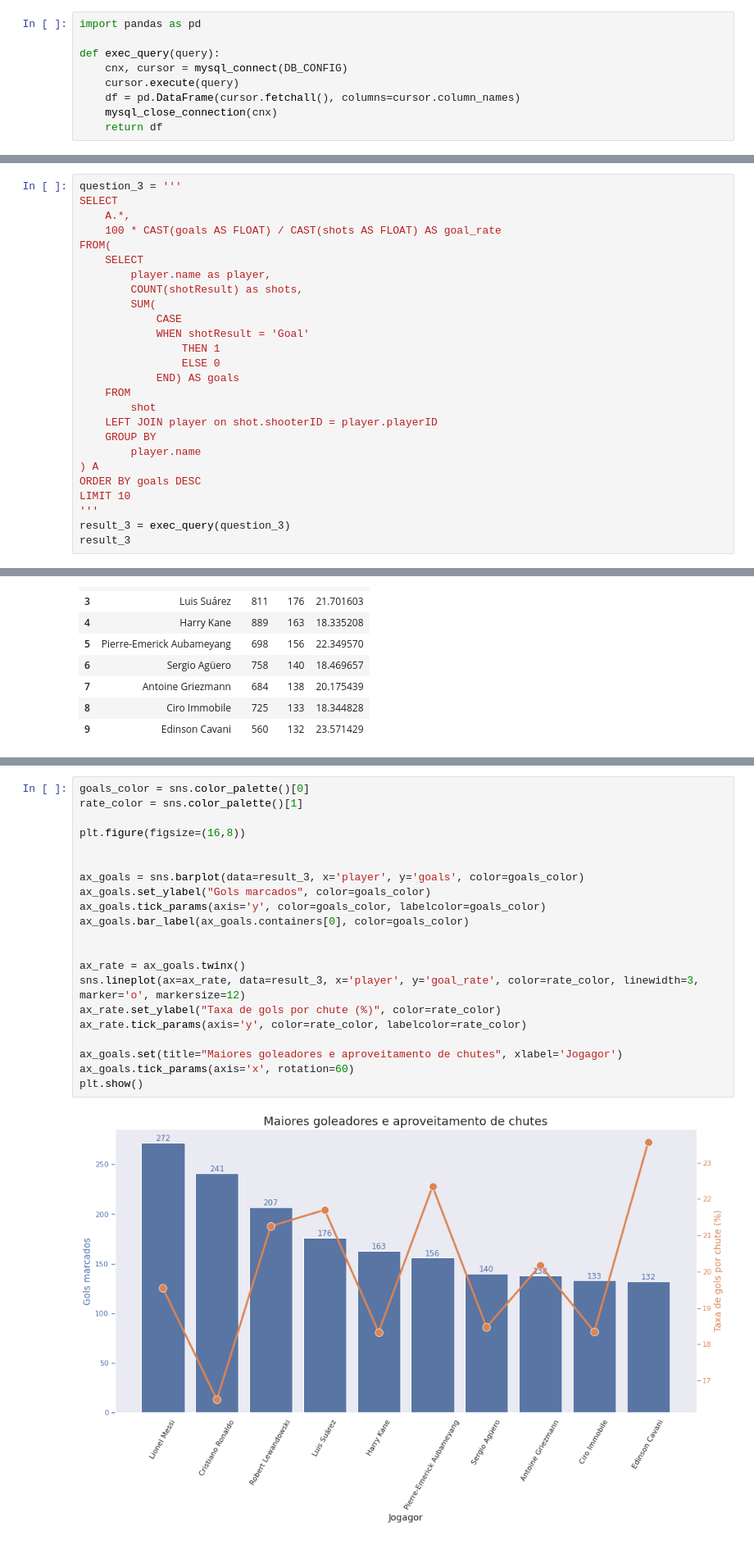
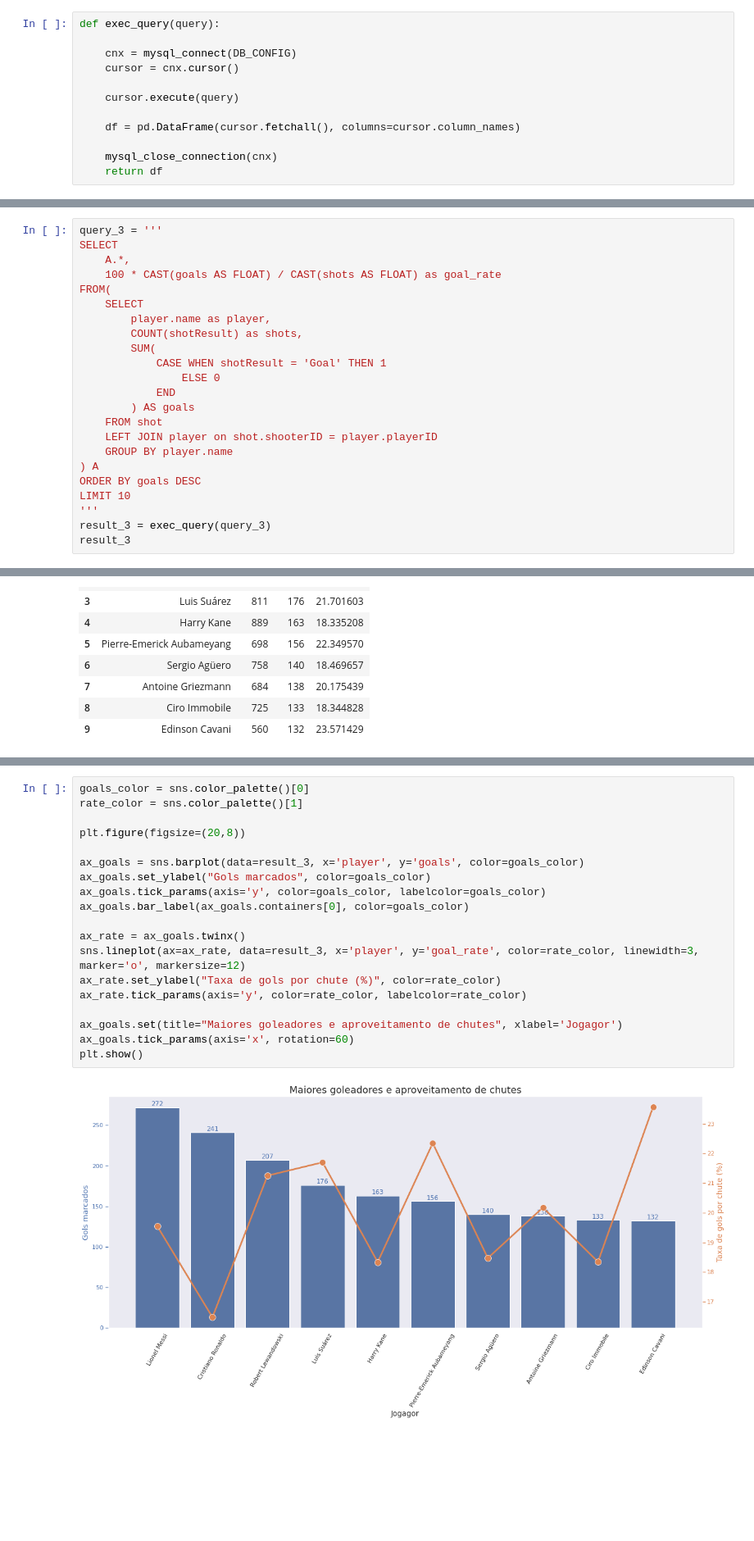
Before and after one commit to ciencia-dados-ifsp-grupo5/FootbalDatabase, a Jupyter notebook: notebooks/FootballDatabase_analysis.ipynb, the cells around one changed output, grey strips where cells are left out. Shown at 82% size. Drawn from its saved outputs; the diff is of its cells as text; blank space fills up the shorter version.

```diff
--- a/notebooks/FootballDatabase_analysis.ipynb
+++ b/notebooks/FootballDatabase_analysis.ipynb
@@ -172,9 +218,12 @@ def mysql_close_connection(cnx):
 # %%
-import pandas as pd
+def exec_query(query):
 
-def exec_query(query):
-    cnx, cursor = mysql_connect(DB_CONFIG)
+    cnx = mysql_connect(DB_CONFIG)
+    cursor = cnx.cursor()
+
     cursor.execute(query)
+
     df = pd.DataFrame(cursor.fetchall(), columns=cursor.column_names)
+
     mysql_close_connection(cnx)
     return df
@@ -299,28 +352,25 @@ exec_query(question_2)
 # %%
-question_3 = '''
+query_3 = '''
 SELECT
     A.*,
-    100 * CAST(goals AS FLOAT) / CAST(shots AS FLOAT) AS goal_rate
+    100 * CAST(goals AS FLOAT) / CAST(shots AS FLOAT) as goal_rate
 FROM(
     SELECT
         player.name as player,
         COUNT(shotResult) as shots,
         SUM(
-            CASE
-            WHEN shotResult = 'Goal'
-                THEN 1
+            CASE WHEN shotResult = 'Goal' THEN 1
                 ELSE 0
-            END) AS goals
-    FROM
-        shot
+            END
+        ) AS goals
+    FROM shot
     LEFT JOIN player on shot.shooterID = player.playerID
-    GROUP BY
-        player.name
+    GROUP BY player.name
 ) A
 ORDER BY goals DESC
 LIMIT 10
 '''
-result_3 = exec_query(question_3)
+result_3 = exec_query(query_3)
 result_3
 # %% [output]
 |  | player | shots | goals | goal_rate |
@@ -337,24 +389,22 @@ result_3
 # %%
 goals_color = sns.color_palette()[0]
 rate_color = sns.color_palette()[1]
 
-plt.figure(figsize=(16,8))
-
+plt.figure(figsize=(20,8))
 
 ax_goals = sns.barplot(data=result_3, x='player', y='goals', color=goals_color)
 ax_goals.set_ylabel("Gols marcados", color=goals_color)
 ax_goals.tick_params(axis='y', color=goals_color, labelcolor=goals_color)
 ax_goals.bar_label(ax_goals.containers[0], color=goals_color)
-
 
 ax_rate = ax_goals.twinx()
 sns.lineplot(ax=ax_rate, data=result_3, x='player', y='goal_rate', color=rate_color, linewidth=3, marker='o', markersize=12)
 ax_rate.set_ylabel("Taxa de gols por chute (%)", color=rate_color)
 ax_rate.tick_params(axis='y', color=rate_color, labelcolor=rate_color)
 
 ax_goals.set(title="Maiores goleadores e aproveitamento de chutes", xlabel='Jogagor')
 ax_goals.tick_params(axis='x', rotation=60)
 plt.show()
 # %% [output]
-[figure, old version]
+[figure, new version]
 # %% [markdown]
```
Also changed, not shown: parts of 48 cells of this notebook, 3 other files.
